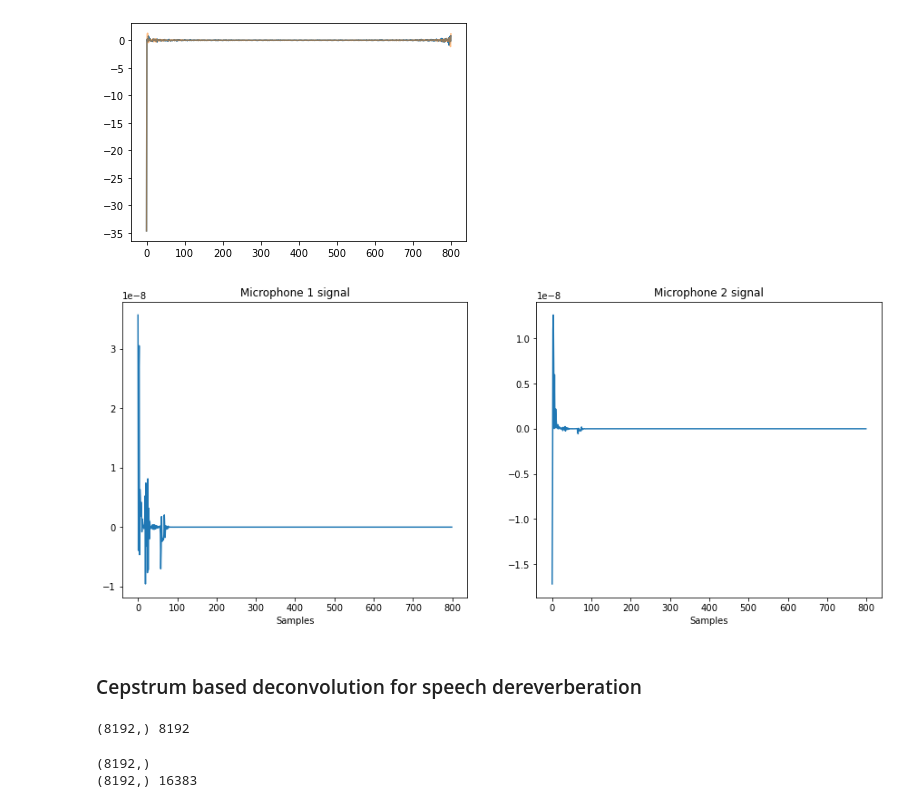
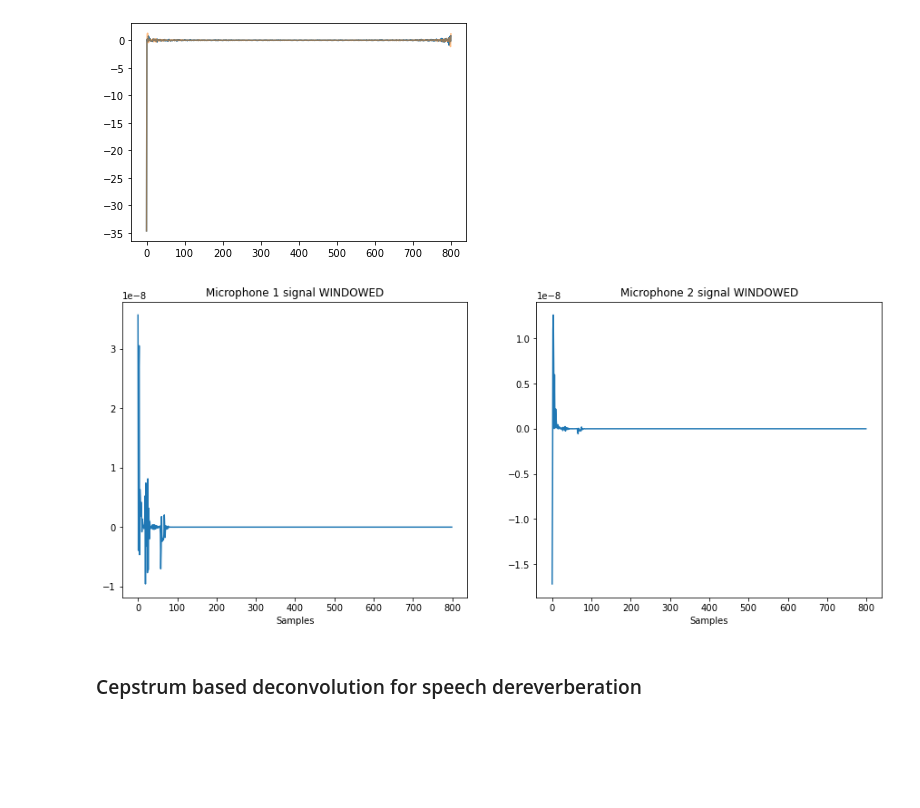
Before and after one commit to FredReeva/SASP-FDN-Dereverb, a Jupyter notebook: Dereverb Project - Jupyter/DereverbProject2.ipynb, the cells around one changed output. Cells and saved outputs as stored; diff of their text form; code cells hidden in the pictures; blank space fills up the shorter version.

```diff
--- a/Dereverb Project - Jupyter/DereverbProject2.ipynb
+++ b/Dereverb Project - Jupyter/DereverbProject2.ipynb
@@ -167,15 +168,15 @@ plt.plot(c1w+c2w, alpha=0.5)
 # %%
 plt.figure(figsize=(15,6))
 plt.subplot(1,2,1)
-plt.plot(x1w[:800]) # OCCHIO CHE E TAGLIATO
-plt.title("Microphone 1 signal")
+plt.plot(x1w[:800]) # CUT 800 samples
+plt.title("Microphone 1 signal WINDOWED")
 plt.xlabel("Samples")
 plt.subplot(1,2,2)
-plt.plot(x2w[:800]) # OCCHIO CHE E TAGLIATO
-plt.title("Microphone 2 signal")
+plt.plot(x2w[:800])
+plt.title("Microphone 2 signal WINDOWED")
 plt.xlabel("Samples");
 # %% [output]
-[figure, old version]
+[figure, new version]
 # %% [markdown]
 ### Cepstrum based deconvolution for speech dereverberation
 # %%
@@ -210,13 +225,0 @@ for lam in tqdm(range(N_samples)):
-# %%
-print(W.shape,N_samples)
-# %% [output]
-(8192,) 8192
-# %%
-#phi min
-X_diff = (X1_hat_u-X2_hat_u)
-print(X_diff.shape)
-phi_min = np.imag(np.convolve(X_diff, W, mode='same'))
-print(phi_min.shape, X_diff.shape[0]+W.shape[0]-1)
-# %% [output]
-(8192,)
-(8192,) 16383
```
Also changed, not shown: parts of 12 cells of this notebook.
